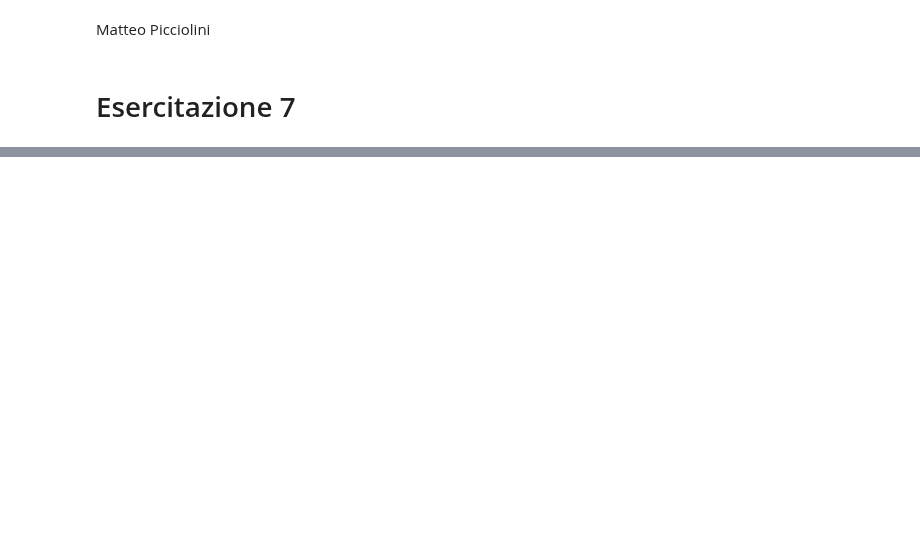
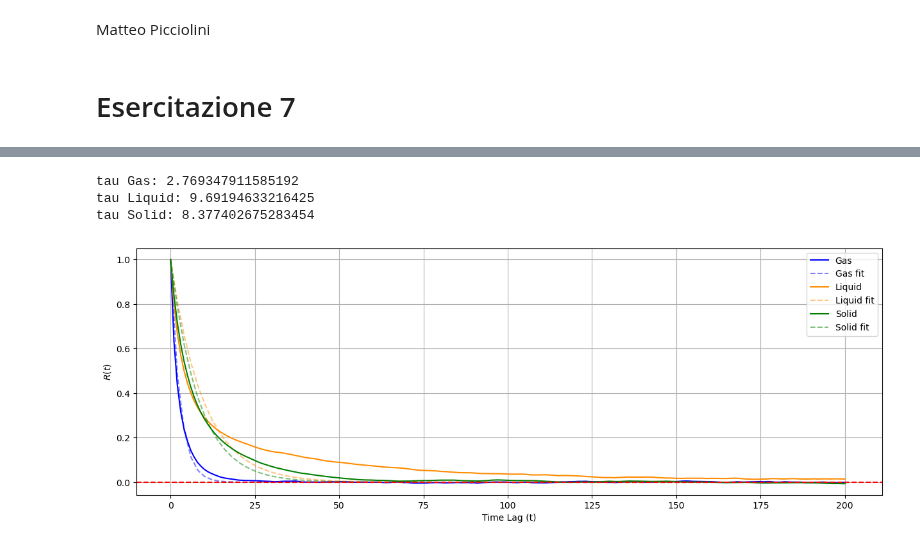
Before and after one commit to matteopicciolini/Numeric-Simulation-Laboratory, a Jupyter notebook: JupyterNotebooks/Exercises_07.ipynb, the cells around one changed output, grey strips where cells are left out. Saved outputs shown, nothing was run; the diff lists cells and outputs as text; code cells hidden in the pictures; blank space fills up the shorter version.

```diff
--- a/JupyterNotebooks/Exercises_07.ipynb
+++ b/JupyterNotebooks/Exercises_07.ipynb
@@ -71,0 +109,47 @@ dove tutte le grandezze si intendono in unità di LJ. Sfruttando il codice scrit
+# %%
+def exponential(x, a, b):
+    return a * np.exp(-b * x)
+
+def plot_autocorrelation(data, label, color):
+    max_lag = 200
+
+    # Calcolo dell'autocorrelazione
+    acorr = sm.tsa.acf(data, nlags=max_lag)
+
+    # Fitting esponenziale
+    x = np.arange(len(acorr))
+    popt, pcov = curve_fit(exponential, x, acorr, bounds=([1, 0], [np.inf, np.inf]))
+    a_fit, b_fit = popt
+
+    # Calcolo di tau
+    tau = 1 / b_fit
+    print('tau {}: {}'.format(label, tau))
+
+    # Generazione punti per la curva di fit
+    x_fit = np.linspace(0, len(acorr), 100)
+    y_fit = exponential(x_fit, a_fit, b_fit)
+
+    # Creazione del grafico
+
+    plt.plot(x, acorr, label = label, c = color)
+    plt.plot(x_fit, y_fit, label = label + ' fit', c = color, ls = '--', alpha = 0.5)
+
+
+plt.figure(figsize = (15, 5))
+
+# Plot dell'autocorrelazione per i dati del gas
+plot_autocorrelation(gas_instant, 'Gas', 'blue')
+plot_autocorrelation(liquid_instant, 'Liquid', 'darkorange')
+plot_autocorrelation(solid_instant, 'Solid', 'green')
+
+plt.axhline(0, ls = '--', color = 'red')
+plt.ylabel('$R(t)$')
+plt.xlabel('Time Lag (t)')
+plt.grid()
+plt.legend()
+plt.show()
+# %% [output]
+tau Gas: 2.769347911585192
+tau Liquid: 9.69194633216425
+tau Solid: 8.377402675283454
+[figure, added]
```
Also changed, not shown: parts of 11 cells of this notebook, 44 other files.
